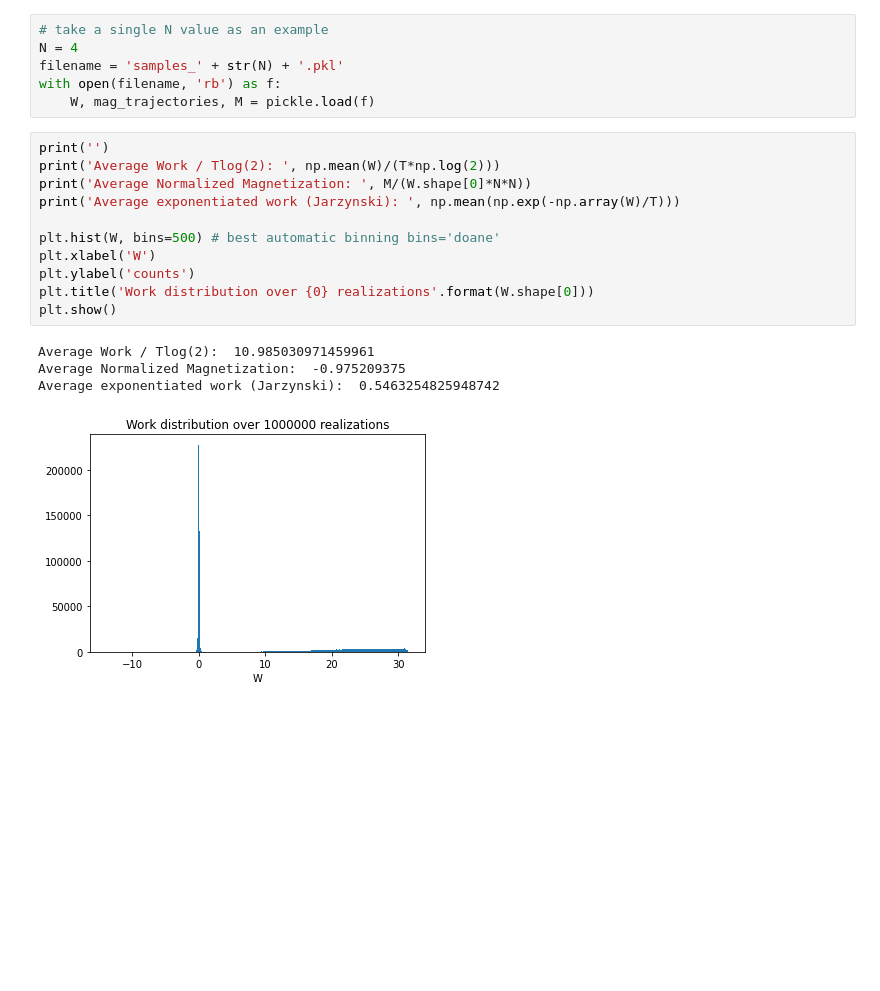
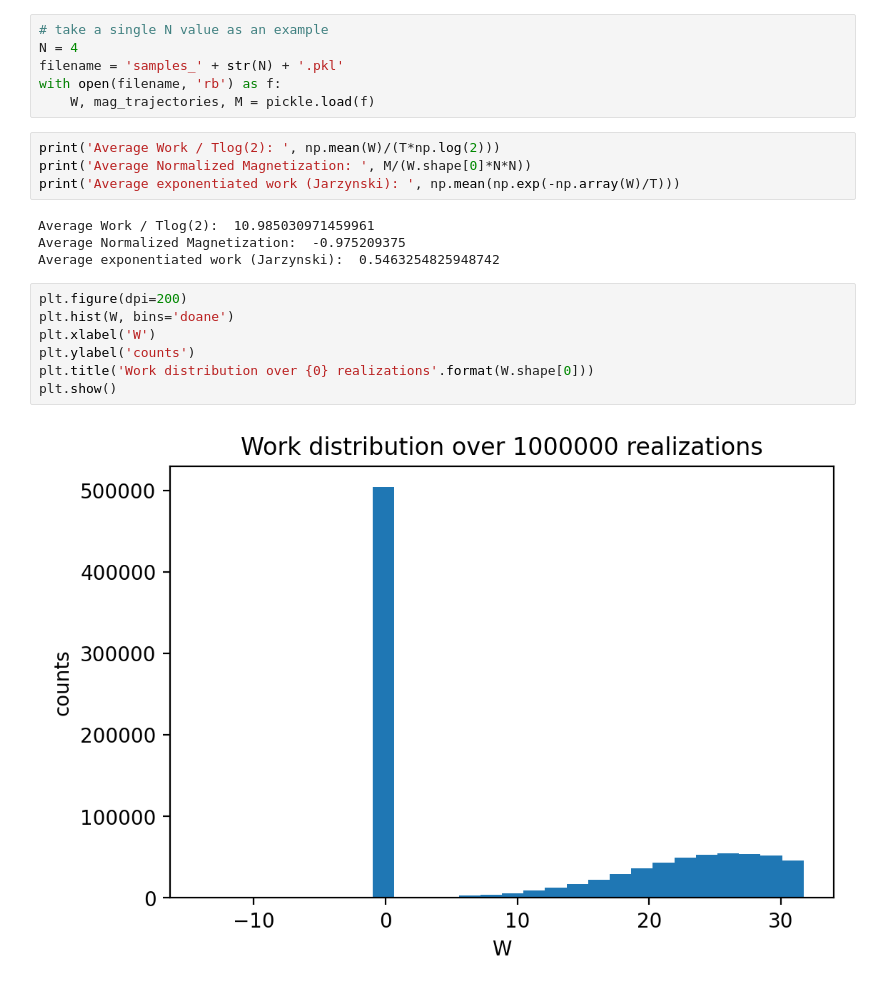
Before and after one commit to Buffoni/landauer_parallel, a Jupyter notebook: Plots.ipynb, the cells around one changed output. Drawn from its saved outputs; the diff is of its cells as text; blank space fills up the shorter version.

```diff
--- a/Plots.ipynb
+++ b/Plots.ipynb
@@ -15,18 +15,19 @@ filename = 'samples_' + str(N) + '.pkl'
 with open(filename, 'rb') as f:
     W, mag_trajectories, M = pickle.load(f)
 # %%
-print('')
 print('Average Work / Tlog(2): ', np.mean(W)/(T*np.log(2)))
 print('Average Normalized Magnetization: ', M/(W.shape[0]*N*N))
 print('Average exponentiated work (Jarzynski): ', np.mean(np.exp(-np.array(W)/T)))
-
-plt.hist(W, bins=500) # best automatic binning bins='doane'
-plt.xlabel('W')
-plt.ylabel('counts')
-plt.title('Work distribution over {0} realizations'.format(W.shape[0]))
-plt.show()
 # %% [output]
 Average Work / Tlog(2):  10.985030971459961
 Average Normalized Magnetization:  -0.975209375
 Average exponentiated work (Jarzynski):  0.5463254825948742
-[figure, removed]
+# %%
+plt.figure(dpi=200)
+plt.hist(W, bins='doane')
+plt.xlabel('W')
+plt.ylabel('counts')
+plt.title('Work distribution over {0} realizations'.format(W.shape[0]))
+plt.show()
+# %% [output]
+[figure, added]
```
Also changed, not shown: parts of 1 cell of this notebook.
